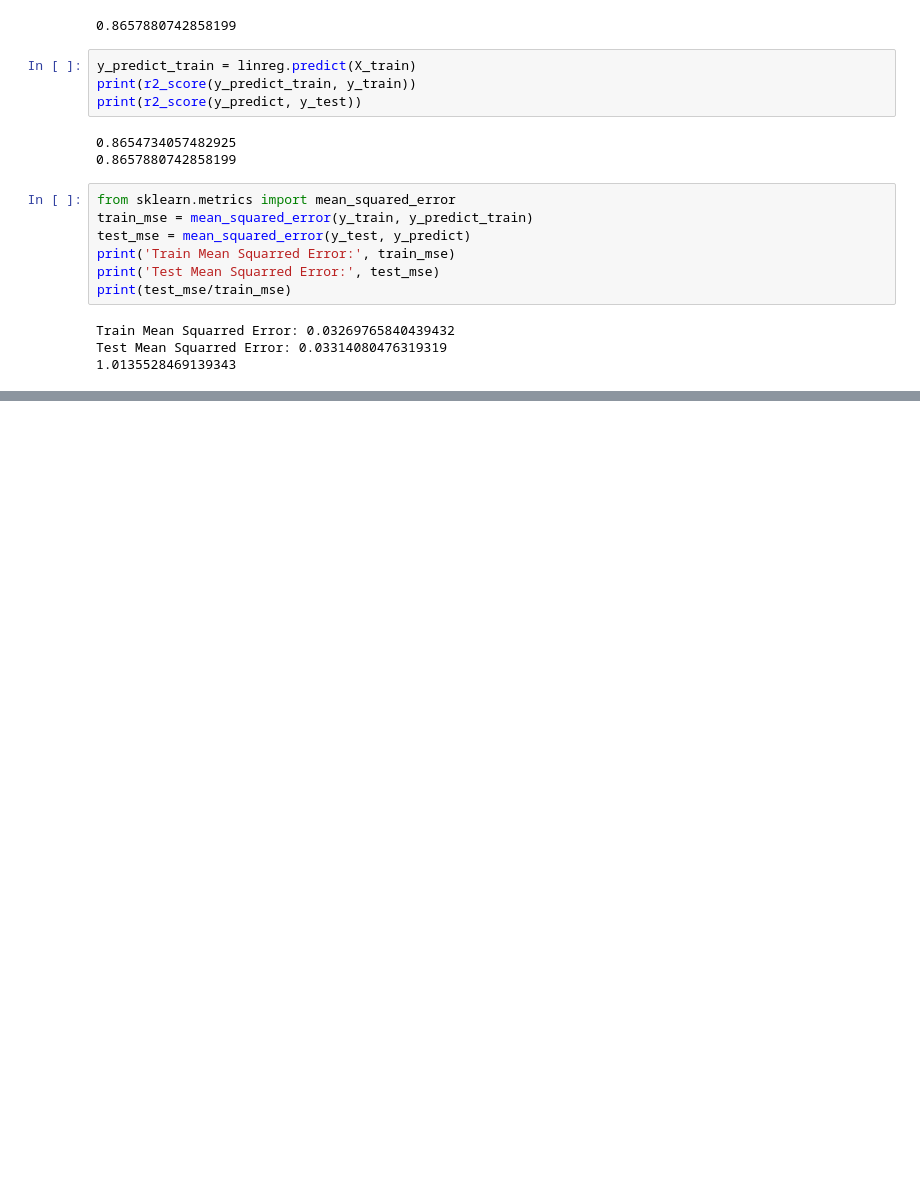
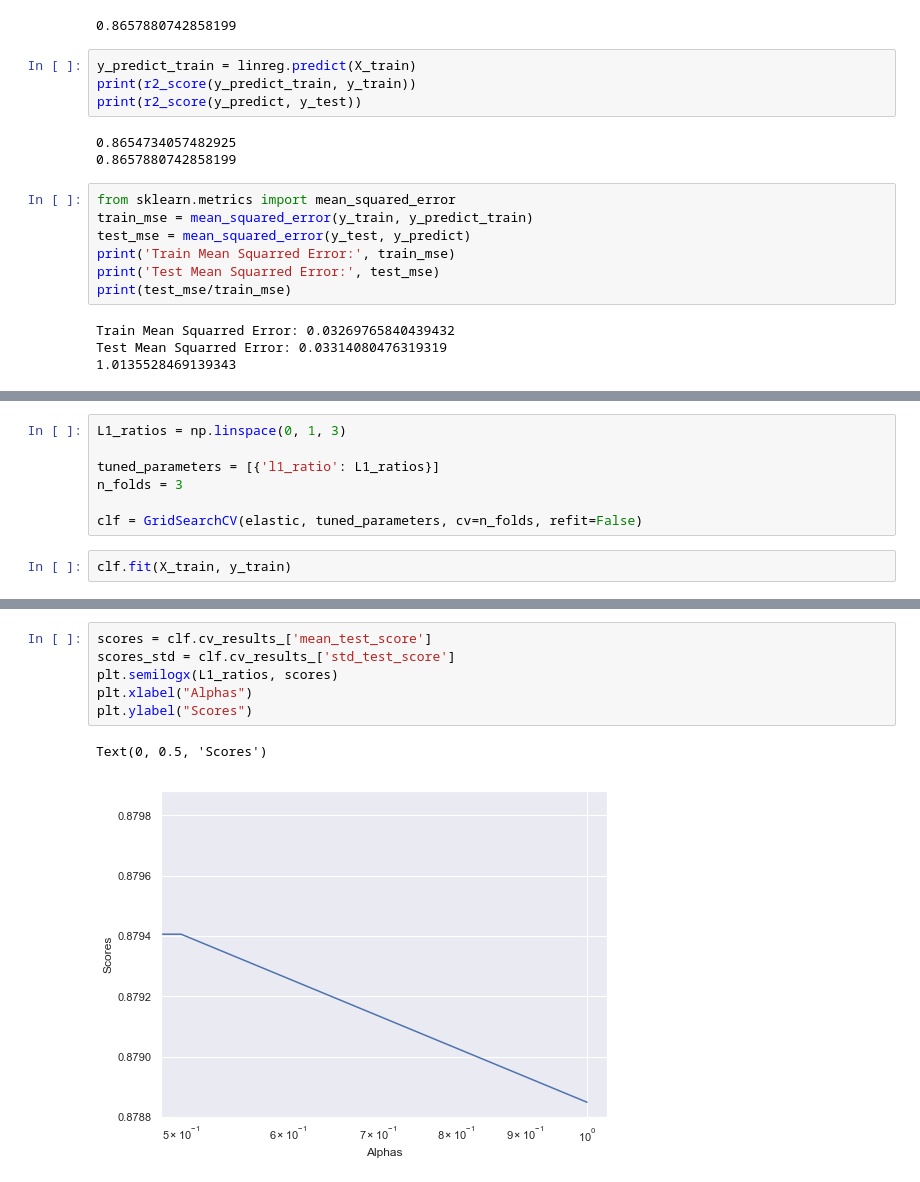
Before and after one commit to angelmanzur/LinearRegression_Proj1, a Jupyter notebook: King Sales - Team Awesome 3.ipynb, the cells around one changed output, grey strips where cells are left out. Saved outputs shown, nothing was run; the diff lists cells and outputs as text; blank space fills up the shorter version.

```diff
--- a/King Sales - Team Awesome 3.ipynb
+++ b/King Sales - Team Awesome 3.ipynb
@@ -428,0 +589,9 @@ Test Mean Squarred Error: 0.03314080476319319
+# %%
+L1_ratios = np.linspace(0, 1, 3)
+
+tuned_parameters = [{'l1_ratio': L1_ratios}]
+n_folds = 3
+
+clf = GridSearchCV(elastic, tuned_parameters, cv=n_folds, refit=False)
+# %%
+clf.fit(X_train, y_train)
@@ -428,0 +607,9 @@ Test Mean Squarred Error: 0.03314080476319319
+# %%
+scores = clf.cv_results_['mean_test_score']
+scores_std = clf.cv_results_['std_test_score']
+plt.semilogx(L1_ratios, scores)
+plt.xlabel("Alphas")
+plt.ylabel("Scores")
+# %% [output]
+Text(0, 0.5, 'Scores')
+[figure, added]
```
Also changed, not shown: parts of 40 cells of this notebook.
